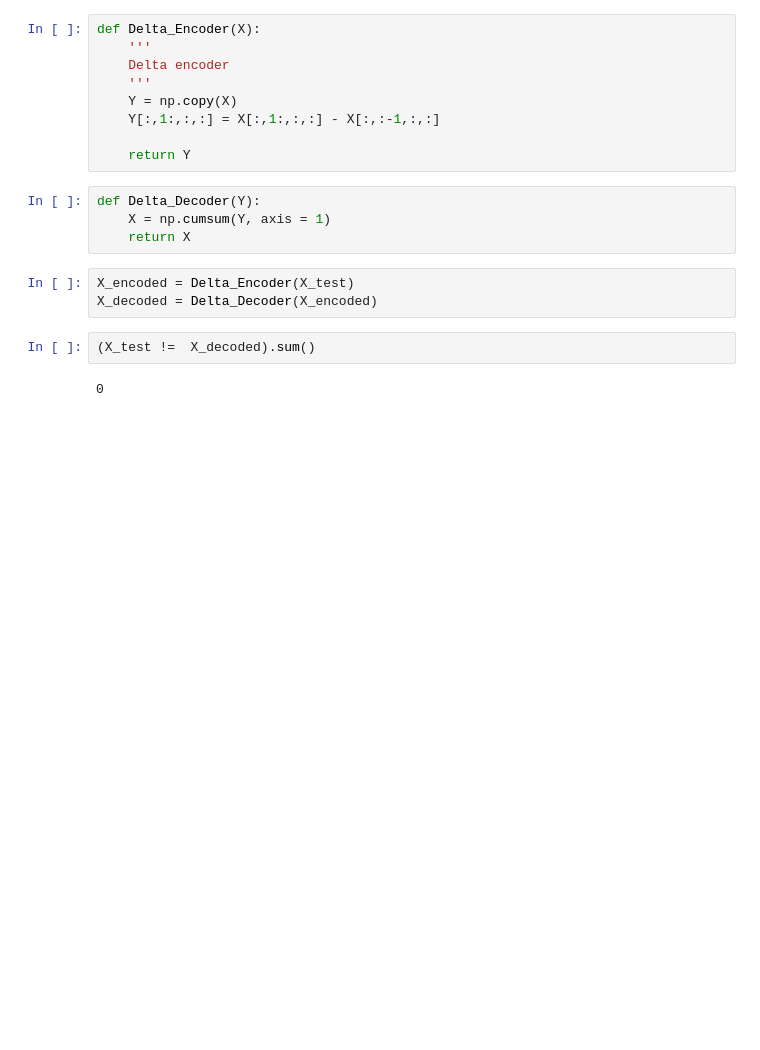
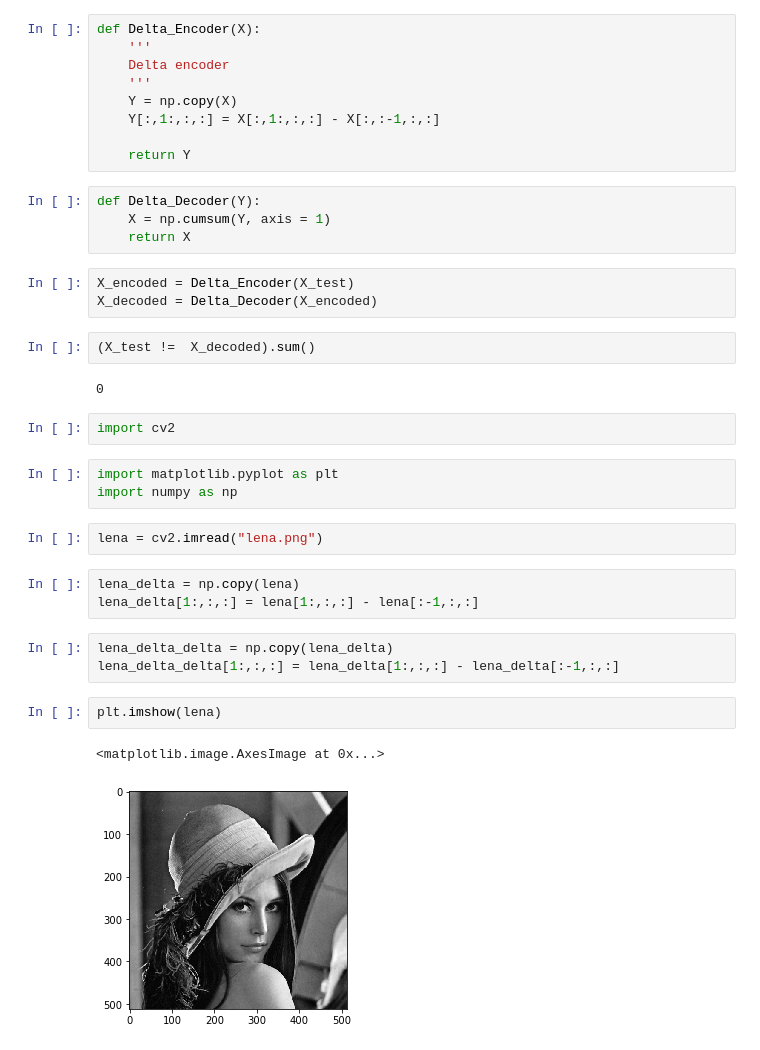
Before and after one commit to NguyenHai7120/Project4A-Optim-Stockage, a Jupyter notebook: DeltaEncoding.ipynb, the cells around one changed output. Drawn from its saved outputs; the diff is of its cells as text; blank space fills up the shorter version.

```diff
--- a/DeltaEncoding.ipynb
+++ b/DeltaEncoding.ipynb
@@ -51,3 +51,21 @@ X_decoded = Delta_Decoder(X_encoded)
 (X_test !=  X_decoded).sum()
 # %% [output]
 0
+# %%
+import cv2
+# %%
+import matplotlib.pyplot as plt
+import numpy as np
+# %%
+lena = cv2.imread("lena.png")
+# %%
+lena_delta = np.copy(lena)
+lena_delta[1:,:,:] = lena[1:,:,:] - lena[:-1,:,:]
+# %%
+lena_delta_delta = np.copy(lena_delta)
+lena_delta_delta[1:,:,:] = lena_delta[1:,:,:] - lena_delta[:-1,:,:]
+# %%
+plt.imshow(lena)
+# %% [output]
+<matplotlib.image.AxesImage at 0x...>
+[figure, added]
```
Also changed, not shown: parts of 6 cells of this notebook, 17 other files.
